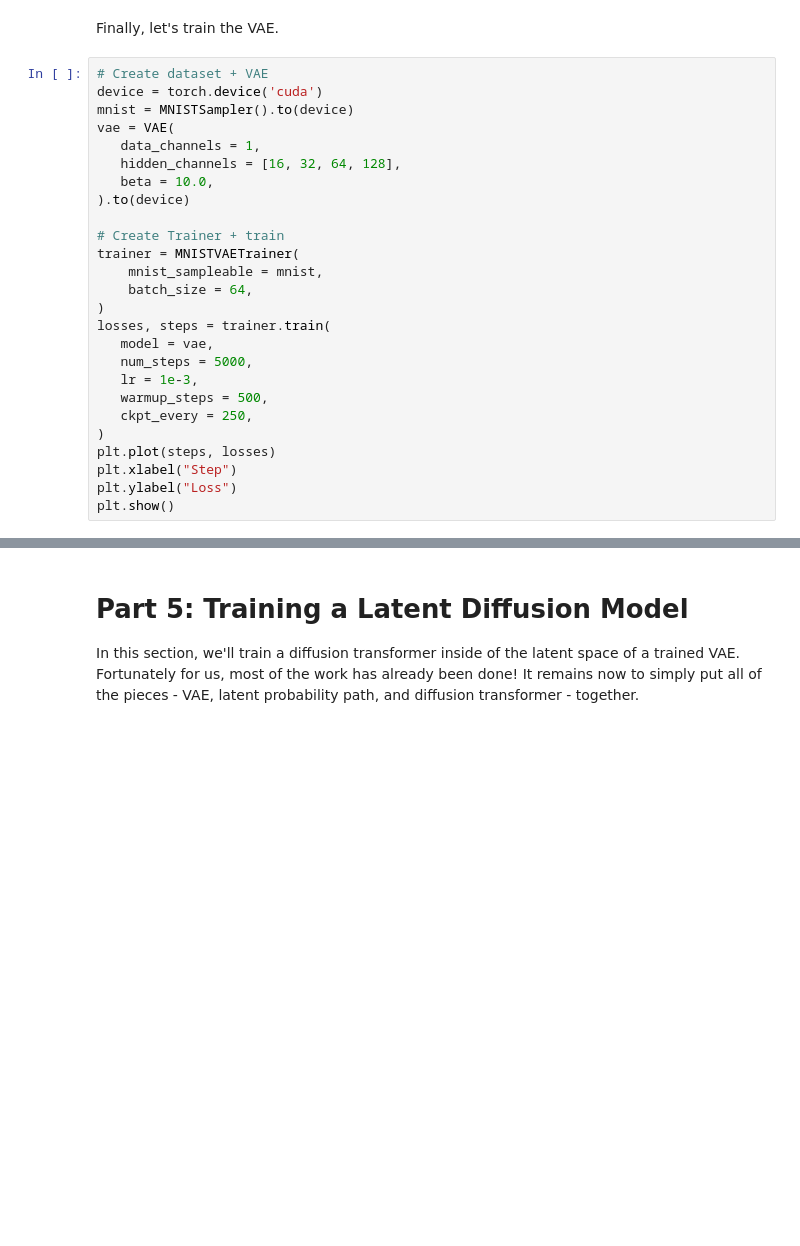
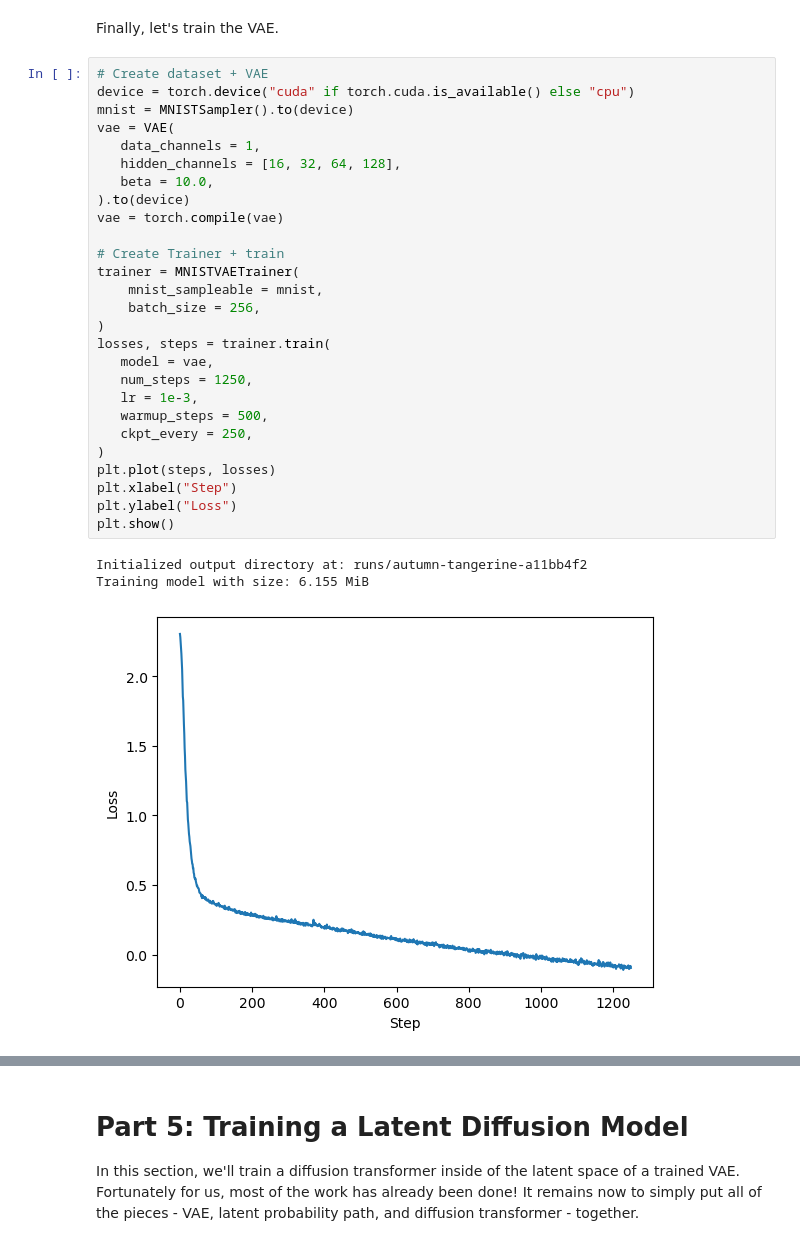
Before and after one commit to dralois/FM-Labs, a Jupyter notebook: lab_three.ipynb, the cells around one changed output, grey strips where cells are left out. Drawn from its saved outputs; the diff is of its cells as text; blank space fills up the shorter version.

```diff
--- a/lab_three.ipynb
+++ b/lab_three.ipynb
@@ -1657,30 +1699,35 @@ def visualize_latent_interpolation(x1: torch.Tensor, x2: torch.Tensor, vae: VAE,
 Finally, let's train the VAE.
 # %%
 # Create dataset + VAE
-device = torch.device('cuda')
+device = torch.device("cuda" if torch.cuda.is_available() else "cpu")
 mnist = MNISTSampler().to(device)
 vae = VAE(
    data_channels = 1,
    hidden_channels = [16, 32, 64, 128],
    beta = 10.0,
 ).to(device)
+vae = torch.compile(vae)
 
 # Create Trainer + train
 trainer = MNISTVAETrainer(
     mnist_sampleable = mnist,
-    batch_size = 64,
+    batch_size = 256,
 )
 losses, steps = trainer.train(
    model = vae,
-   num_steps = 5000,
+   num_steps = 1250,
    lr = 1e-3,
    warmup_steps = 500,
    ckpt_every = 250,
 )
 plt.plot(steps, losses)
 plt.xlabel("Step")
 plt.ylabel("Loss")
 plt.show()
+# %% [output]
+Initialized output directory at: runs/autumn-tangerine-a11bb4f2
+Training model with size: 6.155 MiB
+[figure, added]
 # %%
 # Perform interpolation in the latent space
 vae.eval()
```
Also changed, not shown: parts of 10 cells of this notebook, 31 other files.
